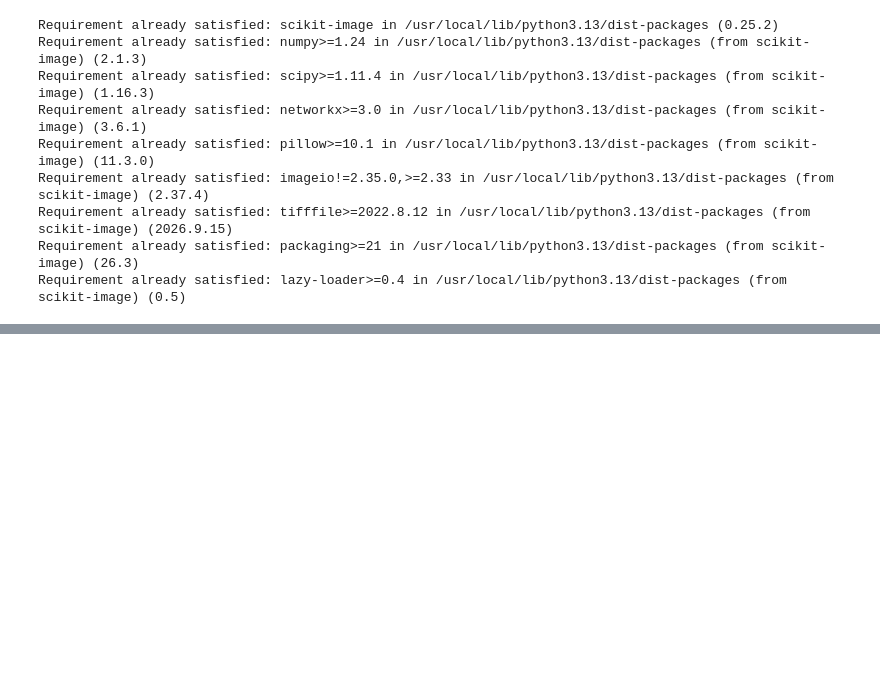
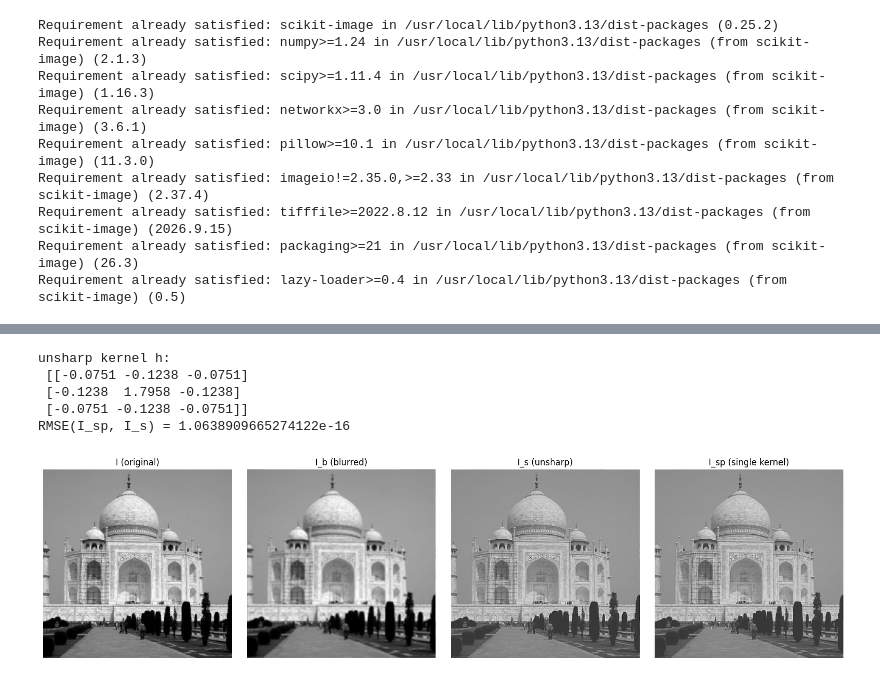
Before and after one commit to parul-lakhotia/w281-assignment, a Jupyter notebook: solutions/assignment3/output/assignment3.ipynb, the cells around one changed output, grey strips where cells are left out. Cells and saved outputs as stored; diff of their text form; code cells hidden in the pictures; blank space fills up the shorter version.

```diff
--- a/solutions/assignment3/output/assignment3.ipynb
+++ b/solutions/assignment3/output/assignment3.ipynb
@@ -91,16 +85,58 @@ def convolution(in_im, g):
 # %%
 # use this cell (and more as needed) to implement your code and display + save the three output images:
 # blurred image [I_b]
 # sharpened image without convolution  [I_s]
 # sharpened image with convolution [I_sp]
 
-im_path = 'images/taj.png'
+im_path = "images/taj.png"
 im = plt.imread(im_path)
+I = np.asarray(im, dtype=np.float64)
+if I.ndim == 3:
+    I = rgb2gray(I)
 
 # blurring filter provided by the assignment
 g = np.array([[0.0751, 0.1238, 0.0751],
               [0.1238, 0.2042, 0.1238],
               [0.0751, 0.1238, 0.0751]])
+
+I_b = convolution(I, g)
+I_h = I - I_b
+I_s = I + I_h
+
+# I_s = 2I - I_b = I conv (2e - g), where e is a 3x3 impulse at the center
+h = np.zeros_like(g)
+h[1, 1] = 2.0
+h = h - g
+
+I_sp = convolution(I, h)
+err_part1 = rmse(I_sp, I_s)
+print("unsharp kernel h:\n", h)
+print("RMSE(I_sp, I_s) =", err_part1)
+
+fig, axes = plt.subplots(1, 4, figsize=(16, 4))
+for ax, img, title in zip(
+    axes,
+    [I, I_b, I_s, I_sp],
+    ["I (original)", "I_b (blurred)", "I_s (unsharp)", "I_sp (single kernel)"],
+):
+    ax.imshow(img, cmap="gray")
+    ax.set_title(title)
+    ax.axis("off")
+plt.tight_layout()
+plt.show()
+
+os.makedirs("output", exist_ok=True)
+plt.imsave("output/I_b.png", I_b, cmap="gray")
+plt.imsave("output/I_s.png", I_s, cmap="gray")
+plt.imsave("output/I_sp.png", I_sp, cmap="gray")
+np.save("output/h.npy", h)
+# %% [output]
+unsharp kernel h:
+ [[-0.0751 -0.1238 -0.0751]
+ [-0.1238  1.7958 -0.1238]
+ [-0.0751 -0.1238 -0.0751]]
+RMSE(I_sp, I_s) = 1.0638909665274122e-16
+[figure, added]
 # %% [markdown]
 ## Part 2: Deconvolution
 
```
Also changed, not shown: parts of 8 cells of this notebook.
